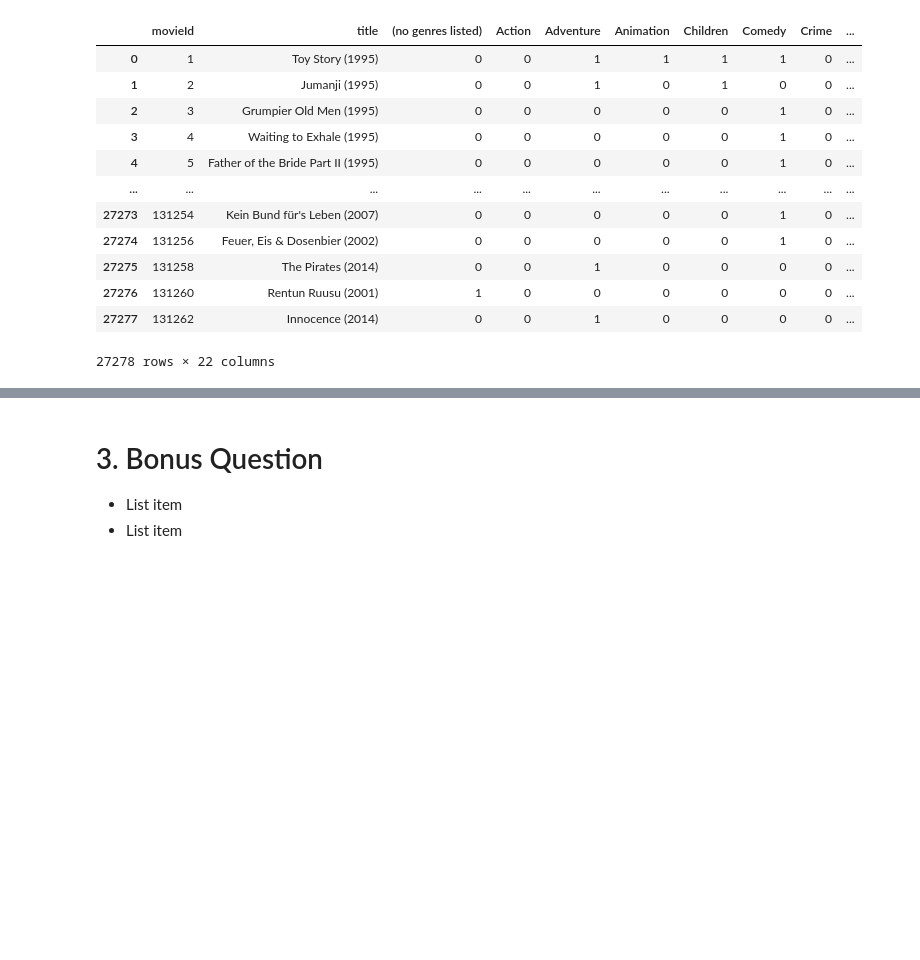
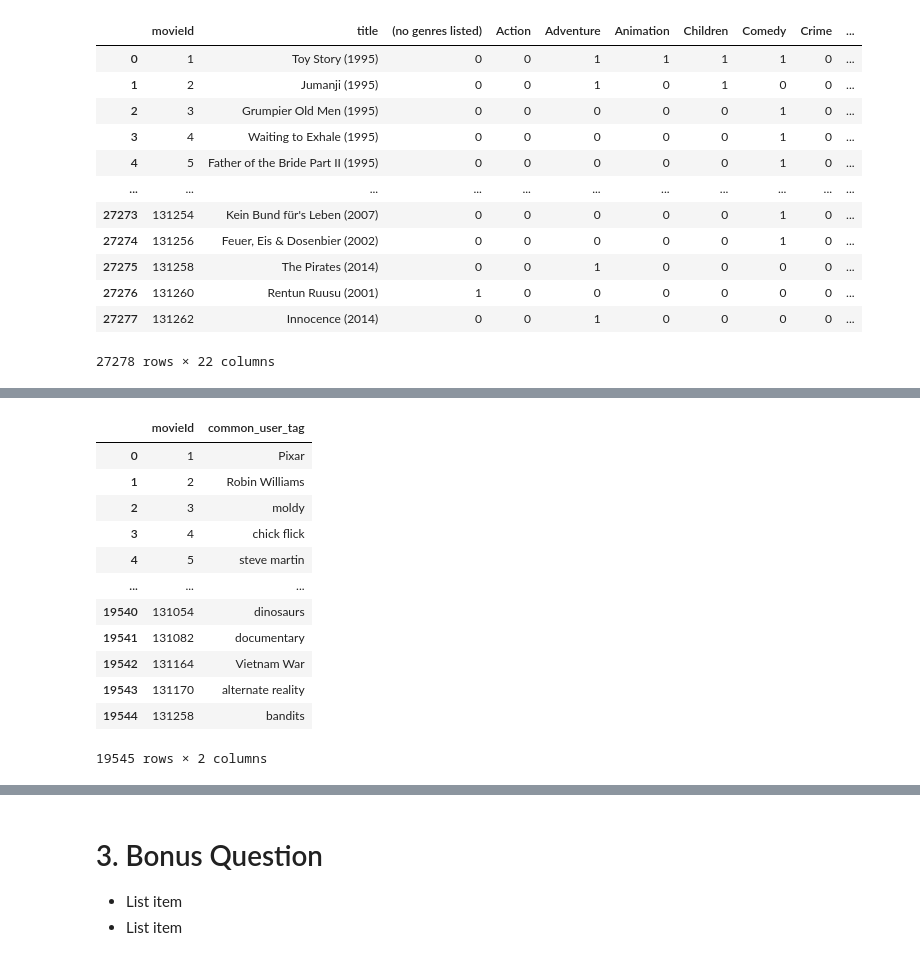
Before and after one commit to khalmatay/ADM-HW4, a Jupyter notebook: main.ipynb, the cells around one changed output, grey strips where cells are left out. Cells and saved outputs as stored; diff of their text form; code cells hidden in the pictures; blank space fills up the shorter version.

```diff
--- a/main.ipynb
+++ b/main.ipynb
@@ -299,0 +394,19 @@ movie_genre_df
+# %%
+common_user_tags = tag_df.groupby("movieId")["tag"].agg(
+    lambda x: x.value_counts().idxmax()
+).reset_index(name="common_user_tag")
+common_user_tags
+# %% [output]
+|  | movieId | common_user_tag |
+| 0 | 1 | Pixar |
+| 1 | 2 | Robin Williams |
+| 2 | 3 | moldy |
+| 3 | 4 | chick flick |
+| 4 | 5 | steve martin |
+| ... | ... | ... |
+| 19540 | 131054 | dinosaurs |
+| 19541 | 131082 | documentary |
+| 19542 | 131164 | Vietnam War |
+| 19543 | 131170 | alternate reality |
+| 19544 | 131258 | bandits |
+19545 rows × 2 columns
```
Also changed, not shown: parts of 11 cells of this notebook.
